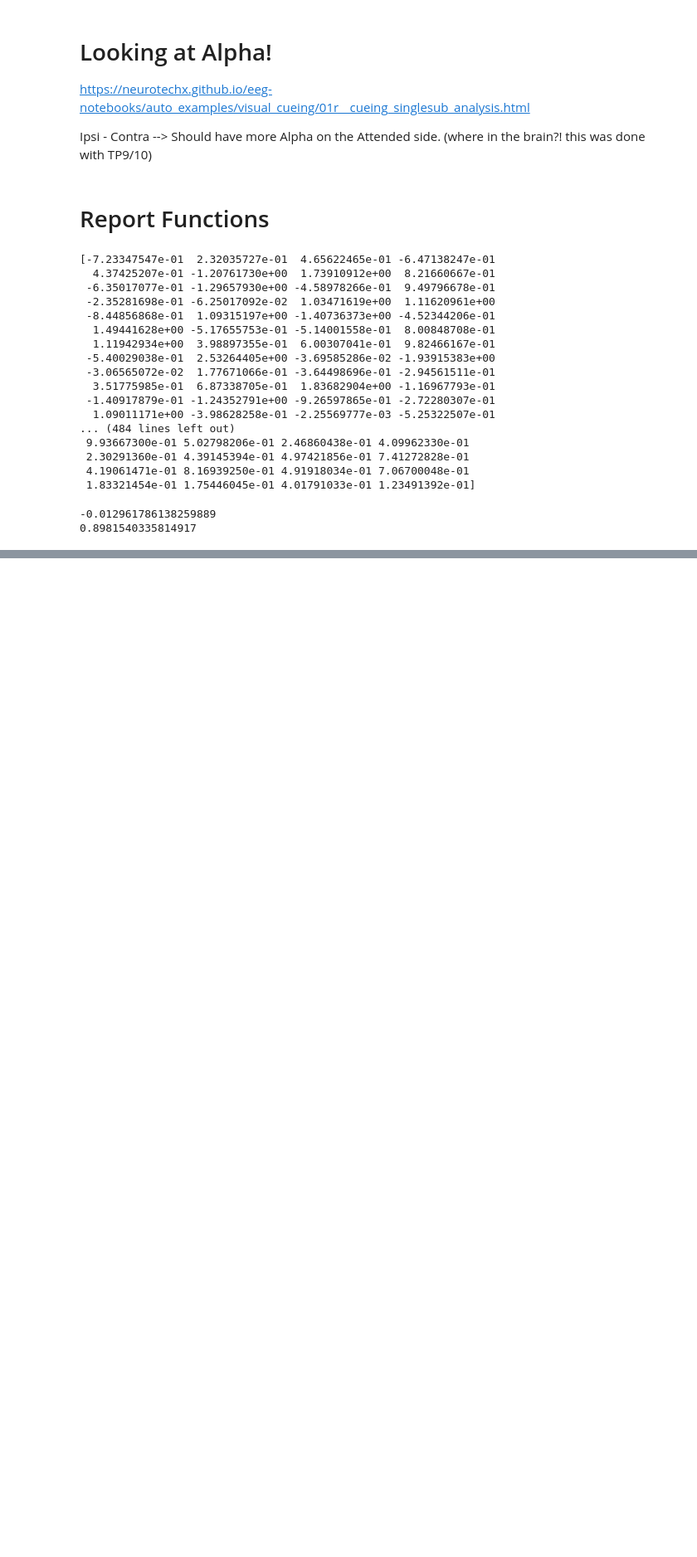
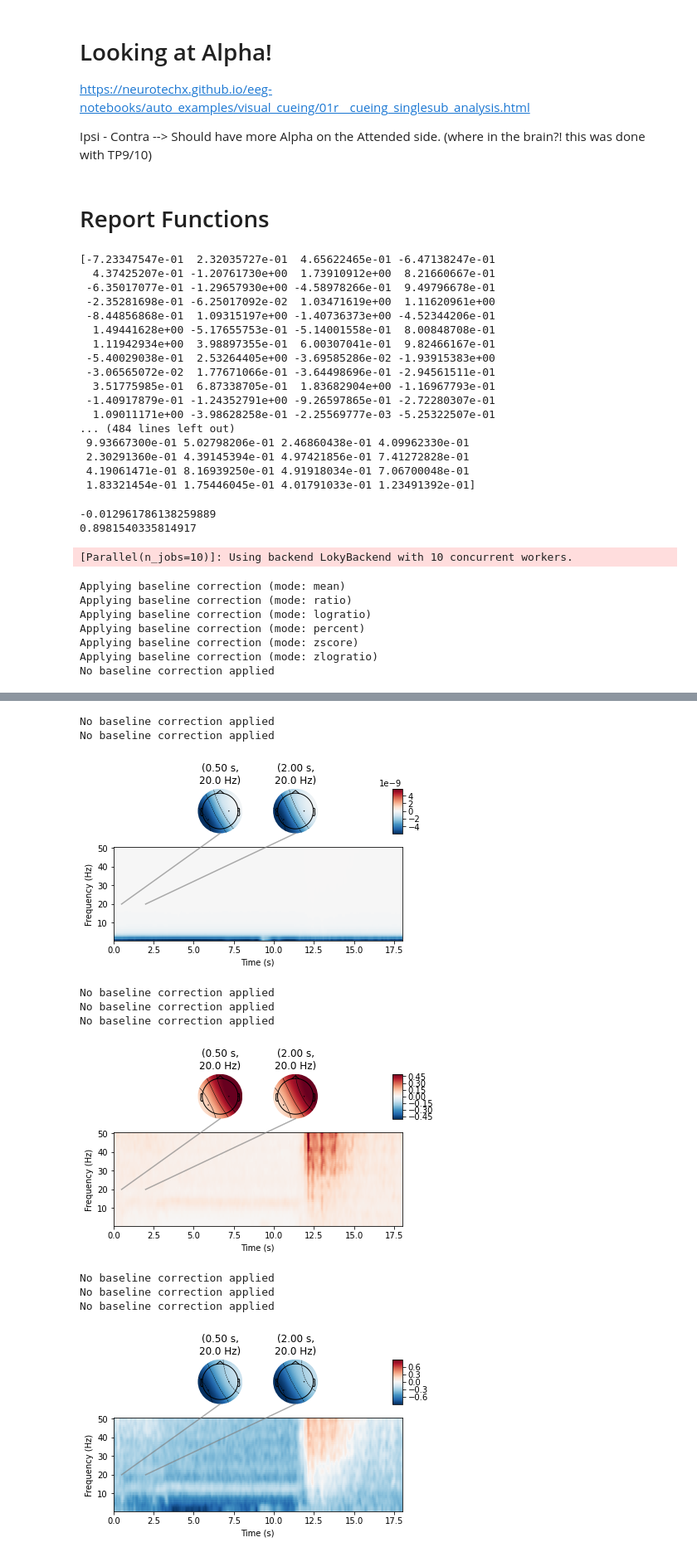
Before and after one commit to royyannick/3DMOT_EEG, a Jupyter notebook: Frequency Full Report/NeuroTracker - Playground - Frequency All Subjs.ipynb, the cells around one changed output, grey strips where cells are left out. Shown at 83% size. Drawn from its saved outputs; the diff is of its cells as text; code cells hidden in the pictures; blank space fills up the shorter version.

```diff
--- a/Frequency Full Report/NeuroTracker - Playground - Frequency All Subjs.ipynb
+++ b/Frequency Full Report/NeuroTracker - Playground - Frequency All Subjs.ipynb
@@ -1434,3 +1314,44 @@ print(pval)
 # %% [output]
 -0.012961786138259889
 0.8981540335814917
+# %%
+# TODO: Loop and Plot all Baseline Mode... To see the diff.
+# TODO: Plot Diff Baselines and Diff Baselining Methods - have that as a backup somewhere. Then forget about it.
+
+freqs = np.arange(1, 100, 1)
+n_cycles = freqs / 2.  # different number of cycle per frequency
+power, itc = tfr_morlet(epochs, freqs=freqs, n_cycles=n_cycles, use_fft=True, return_itc=True, decim=3, n_jobs=10)
+tf_times = power.times
+
+powers = dict()
+powers['mean'] = power.copy().apply_baseline((-3, -2), mode='mean')
+powers['ratio'] = power.copy().apply_baseline((-3, -2), mode='ratio')
+powers['logratio'] = power.copy().apply_baseline((-3, -2), mode='logratio')
+powers['percent'] = power.copy().apply_baseline((-3, -2), mode='percent')
+powers['zscore'] = power.copy().apply_baseline((-3, -2), mode='zscore')
+powers['zlogratio'] = power.copy().apply_baseline((-3, -2), mode='zlogratio')
+
+# 1. Get Power for Full Sequence Epoch.
+# 2. Remove Baseline from Yellow Balls (pre-stimulus)
+# 3. Crop the Baseline Corrected Epoch (power).
+# 4. Plot.
+
+# Full Spectrum (before 60Hz)
+x = powers['mean'].plot_joint(dB=False, tmin=0, tmax=18, fmin=0, fmax=50, timefreqs=[(0.5, 20), (2.0, 20)])
+x = powers['ratio'].plot_joint(dB=False, tmin=0, tmax=18, fmin=0, fmax=50, timefreqs=[(0.5, 20), (2.0, 20)])
+x = powers['logratio'].plot_joint(dB=False, tmin=0, tmax=18, fmin=0, fmax=50, timefreqs=[(0.5, 20), (2.0, 20)])
+x = powers['percent'].plot_joint(dB=False, tmin=0, tmax=18, fmin=0, fmax=50, timefreqs=[(0.5, 20), (2.0, 20)])
+x = powers['zscore'].plot_joint(dB=False, tmin=0, tmax=18, fmin=0, fmax=50, timefreqs=[(0.5, 20), (2.0, 20)])
+x = powers['zlogratio'].plot_joint(dB=False, tmin=0, tmax=18, fmin=0, fmax=50, timefreqs=[(0.5, 20), (2.0, 20)])
+#x = power.plot_joint(dB=True, tmin=0, tmax=2, fmin=12, fmax=50, timefreqs=[(0.5, 10), (1.0, 10)])
+#x = power.plot_joint(dB=True, tmin=2, tmax=10.5, fmin=12, fmax=50, timefreqs=[(2.5, 10), (8, 10)])
+#x = power.plot_joint(dB=True, tmin=10.5, tmax=15, fmin=12, fmax=50, timefreqs=[(12, 10)])
+# %% [output]
+[Parallel(n_jobs=10)]: Using backend LokyBackend with 10 concurrent workers.
+Applying baseline correction (mode: mean)
+Applying baseline correction (mode: ratio)
+Applying baseline correction (mode: logratio)
+Applying baseline correction (mode: percent)
+Applying baseline correction (mode: zscore)
+Applying baseline correction (mode: zlogratio)
+No baseline correction applied
@@ -1436,0 +1360,11 @@ print(pval)
+No baseline correction applied
+No baseline correction applied
+[figure, added]
+No baseline correction applied
+No baseline correction applied
+No baseline correction applied
+[figure, added]
+No baseline correction applied
+No baseline correction applied
+No baseline correction applied
+[figure, added]
```
Also changed, not shown: parts of 26 cells of this notebook, 53 other files.
